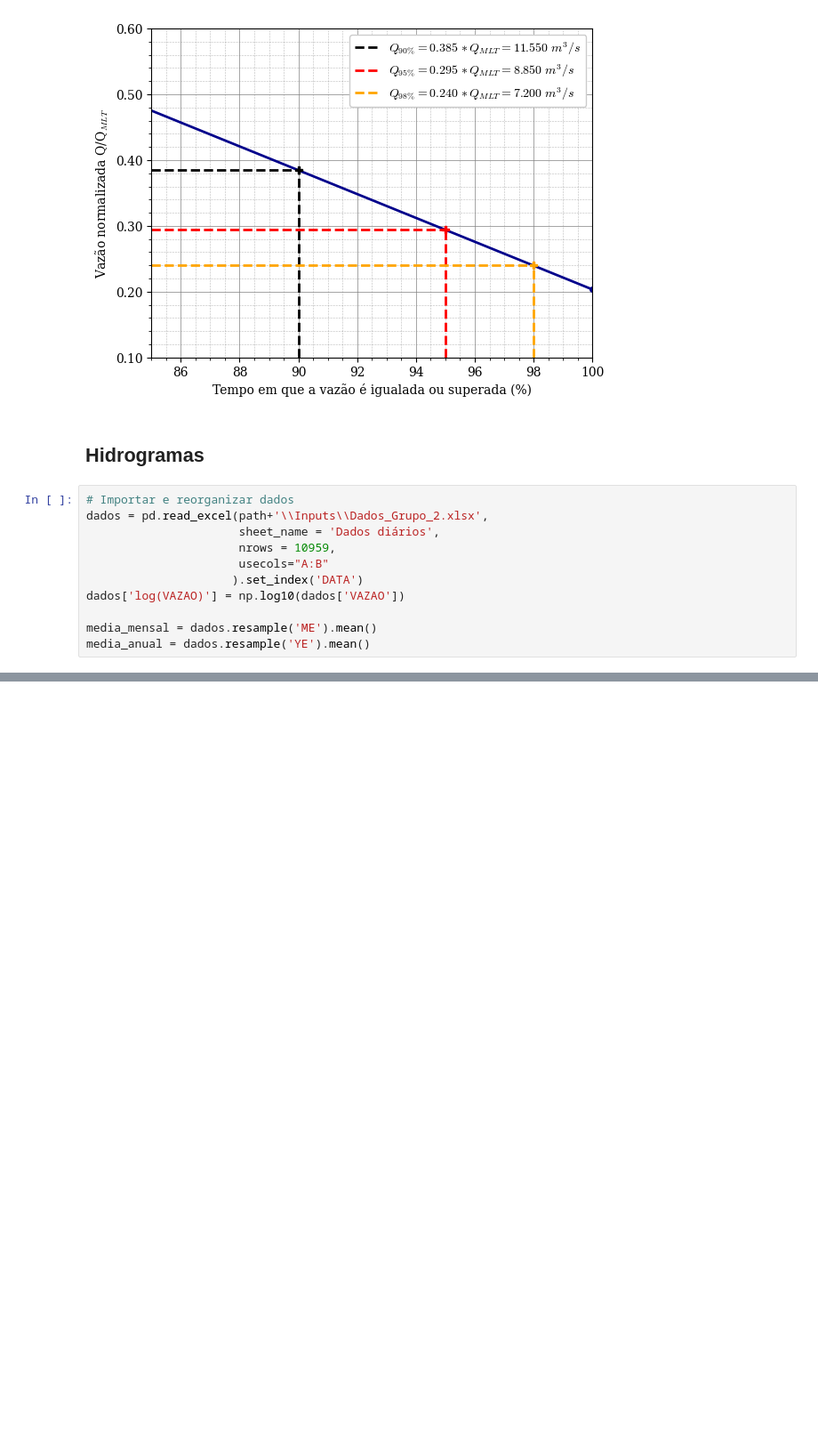
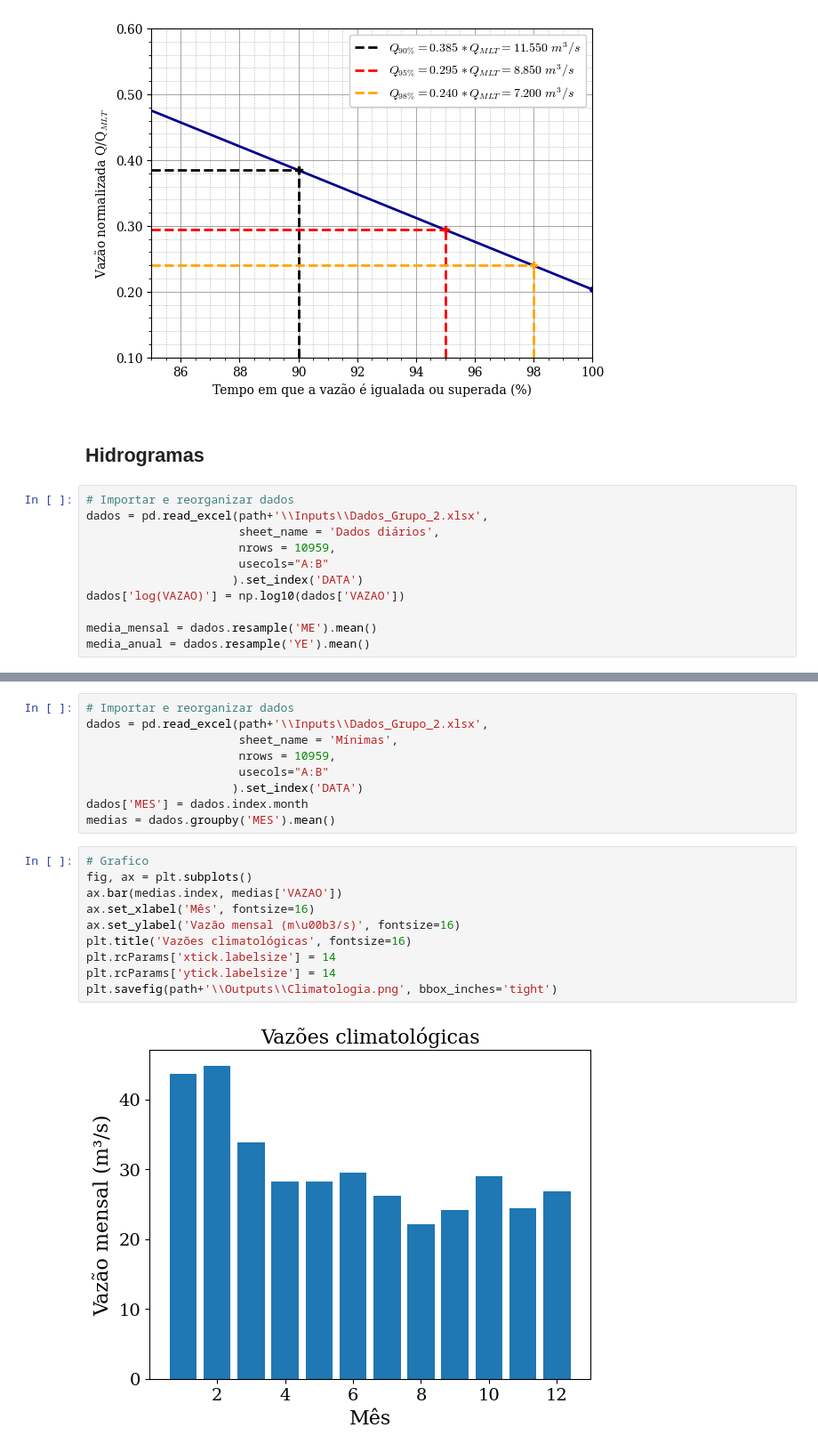
Before and after one commit to vitoria20241/Obras-Hidraulicas, a Jupyter notebook: Parte_1.ipynb, the cells around one changed output, grey strips where cells are left out. Shown at 89% size. Saved outputs shown, nothing was run; the diff lists cells and outputs as text; blank space fills up the shorter version.

```diff
--- a/Parte_1.ipynb
+++ b/Parte_1.ipynb
@@ -292,0 +324,21 @@ plt.savefig(path+'\\Outputs\\Hidrogramas.png', bbox_inches='tight')
+# %%
+# Importar e reorganizar dados
+dados = pd.read_excel(path+'\\Inputs\\Dados_Grupo_2.xlsx',
+                      sheet_name = 'Mínimas',
+                      nrows = 10959,
+                      usecols="A:B"
+                     ).set_index('DATA')
+dados['MES'] = dados.index.month
+medias = dados.groupby('MES').mean()
+# %%
+# Grafico
+fig, ax = plt.subplots()
+ax.bar(medias.index, medias['VAZAO'])
+ax.set_xlabel('Mês', fontsize=16)
+ax.set_ylabel('Vazão mensal (m\u00b3/s)', fontsize=16)
+plt.title('Vazões climatológicas', fontsize=16)
+plt.rcParams['xtick.labelsize'] = 14
+plt.rcParams['ytick.labelsize'] = 14
+plt.savefig(path+'\\Outputs\\Climatologia.png', bbox_inches='tight')
+# %% [output]
+[figure, added]
```
Also changed, not shown: parts of 7 cells of this notebook.
